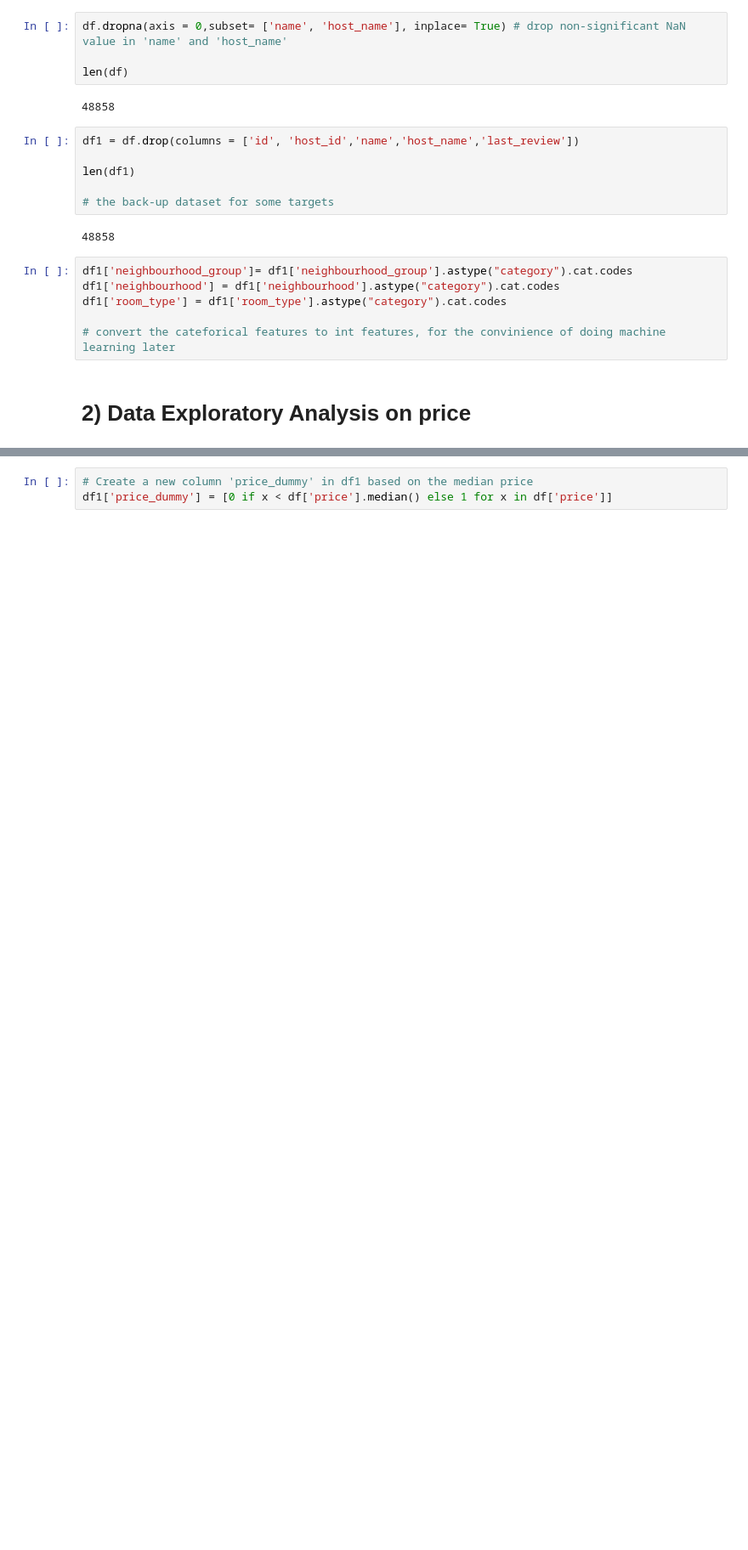
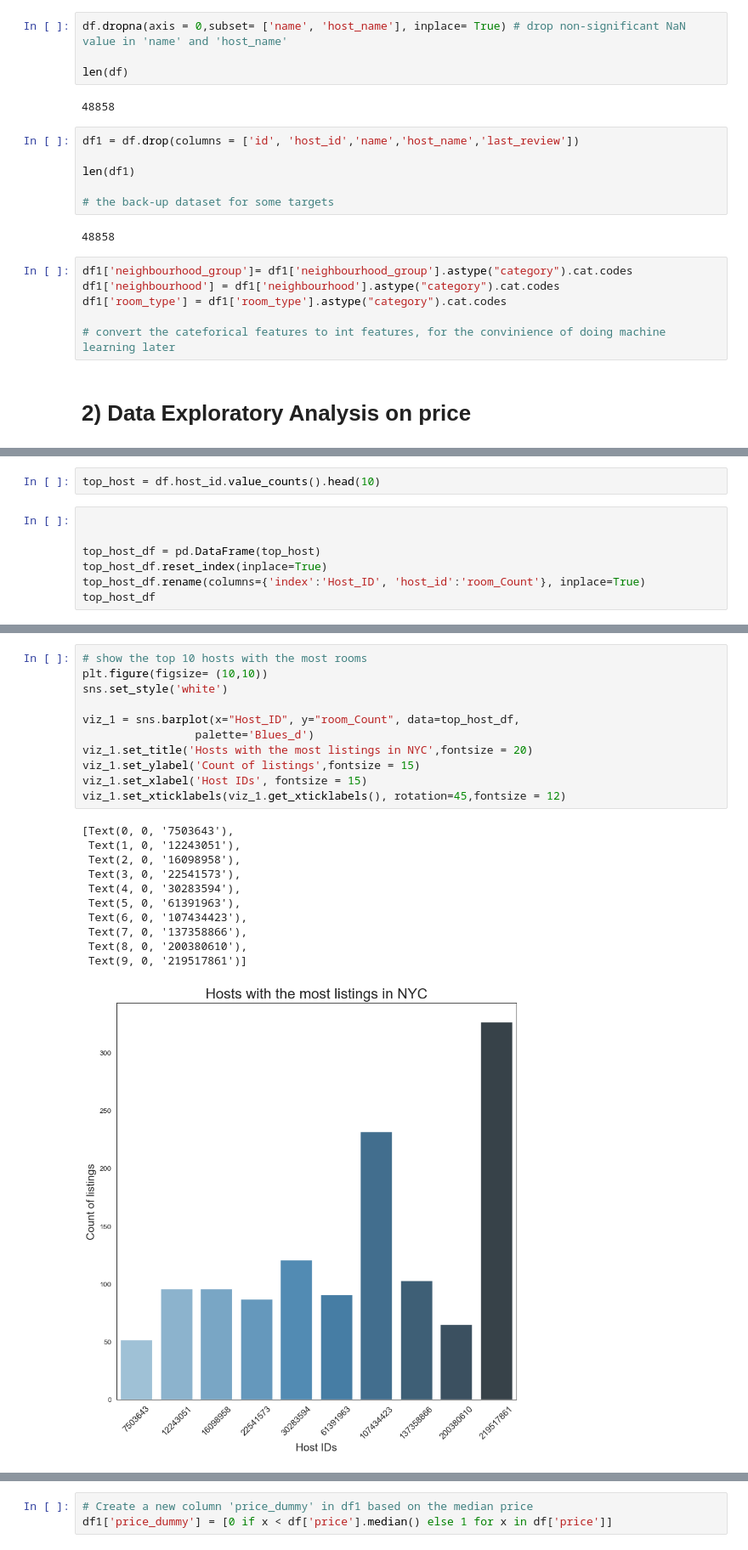
Before and after one commit to wowNorth0516/5243project, a Jupyter notebook: 5243Project.ipynb, the cells around one changed output, grey strips where cells are left out. Shown at 85% size. Cells and saved outputs as stored; diff of their text form; blank space fills up the shorter version.

```diff
--- a/5243Project.ipynb
+++ b/5243Project.ipynb
@@ -171,0 +174,9 @@ df1['room_type'] = df1['room_type'].astype("category").cat.codes
+# %%
+top_host = df.host_id.value_counts().head(10)
+# %%
+
+
+top_host_df = pd.DataFrame(top_host)
+top_host_df.reset_index(inplace=True)
+top_host_df.rename(columns={'index':'Host_ID', 'host_id':'room_Count'}, inplace=True)
+top_host_df
@@ -171,0 +195,23 @@ df1['room_type'] = df1['room_type'].astype("category").cat.codes
+# %%
+# show the top 10 hosts with the most rooms
+plt.figure(figsize= (10,10))
+sns.set_style('white')
+
+viz_1 = sns.barplot(x="Host_ID", y="room_Count", data=top_host_df,
+                 palette='Blues_d')
+viz_1.set_title('Hosts with the most listings in NYC',fontsize = 20)
+viz_1.set_ylabel('Count of listings',fontsize = 15)
+viz_1.set_xlabel('Host IDs', fontsize = 15)
+viz_1.set_xticklabels(viz_1.get_xticklabels(), rotation=45,fontsize = 12)
+# %% [output]
+[Text(0, 0, '7503643'),
+ Text(1, 0, '12243051'),
+ Text(2, 0, '16098958'),
+ Text(3, 0, '22541573'),
+ Text(4, 0, '30283594'),
+ Text(5, 0, '61391963'),
+ Text(6, 0, '107434423'),
+ Text(7, 0, '137358866'),
+ Text(8, 0, '200380610'),
+ Text(9, 0, '219517861')]
+[figure, added]
```
Also changed, not shown: parts of 60 cells of this notebook.
